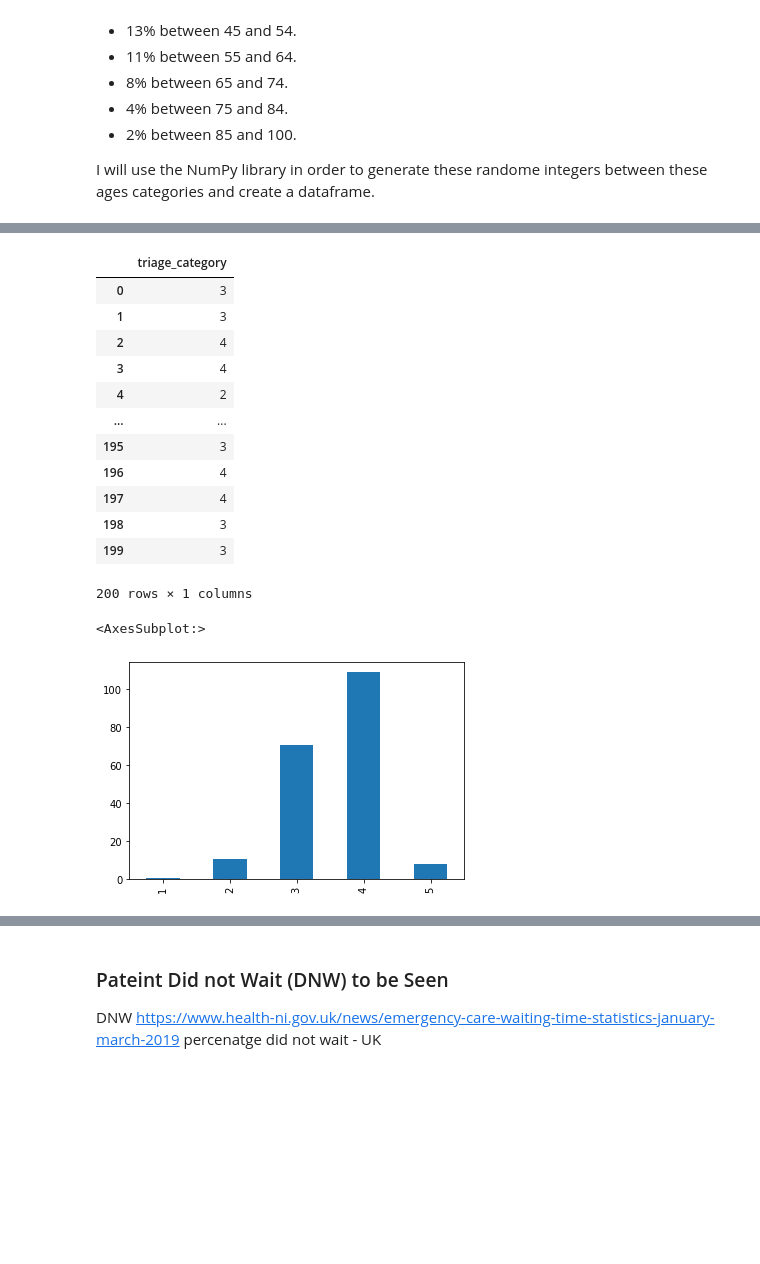
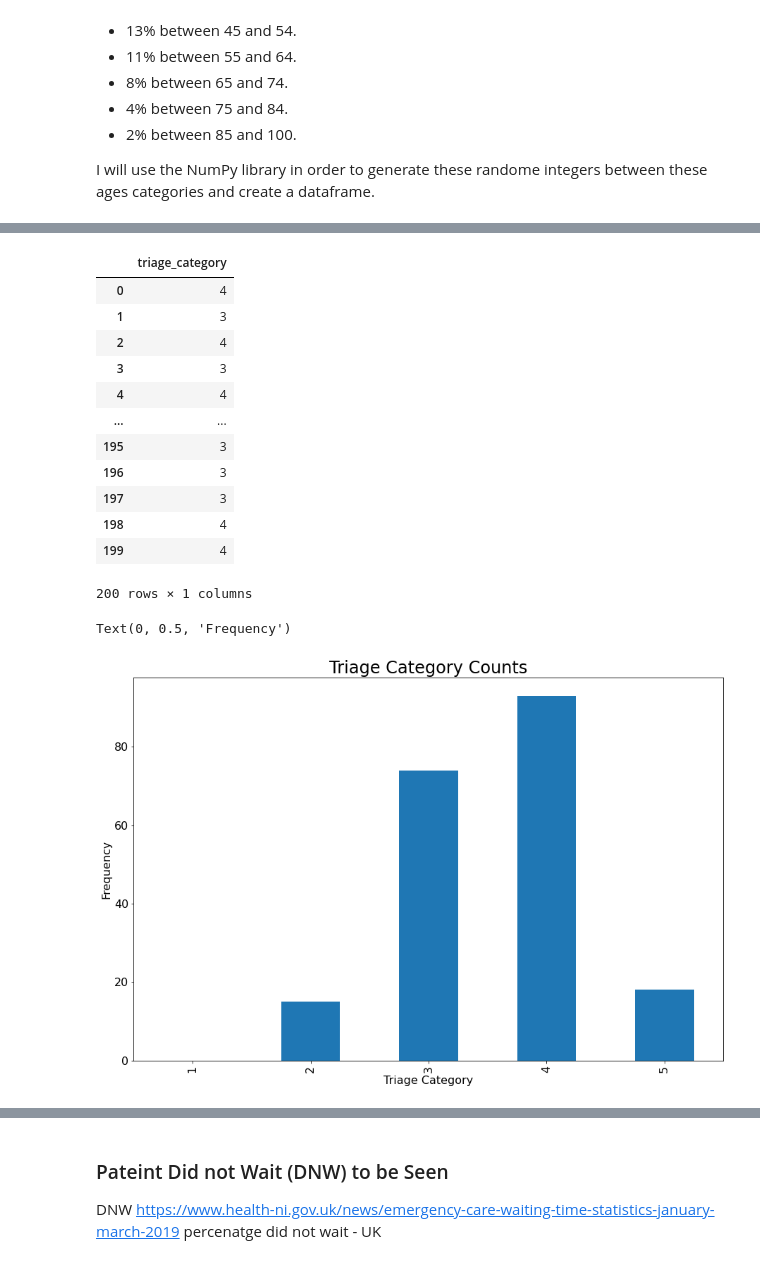
Before and after one commit to fionnmccarthy/Prog_DA_Project, a Jupyter notebook: real_world_phenomenon .ipynb, the cells around one changed output, grey strips where cells are left out. Cells and saved outputs as stored; diff of their text form; code cells hidden in the pictures; blank space fills up the shorter version.

```diff
--- a/real_world_phenomenon .ipynb
+++ b/real_world_phenomenon .ipynb
@@ -55,8 +60,17 @@ population_total = 1008.9 + 618.0 + 620.0 + 776.9 + 661.6 + 539.7 + 404.1 + 214.
 #  create array of population percent
 population_percent = [(i / population_total)*100 for i in population]
 
+#creating pandas dataframe
 df = pd.DataFrame(list(zip(age, population, population_percent)), columns =['Age_Cat', 'Population in 000s', 'Pop%'])
 df
 
-ax = df.plot.bar(x='Age_Cat', y='Population in 000s', rot=0)
+#font type set
+font_1 = {'family':'sans-serif','color':'black','size':16}
+font_2 = {'family':'sans-serif','color':'black','size':24}
+
+#barplot of dataframe
+ax = df.plot.bar(x='Age_Cat', y='Population in 000s', rot=0, figsize=(15, 10), fontsize=12)
+ax.set_title("Ireland Population in Thousands by Age Category", fontdict=font_2)
+ax.set_xlabel("Age Category", fontdict=font_1)
+ax.set_ylabel("Frequency", fontdict=font_1)
 # %% [output]
@@ -92,7 +107,8 @@ I will use the NumPy library in order to generate these randome integers between
 # %%
 import numpy as np
 
-rng = np.random.default_rng()
+#set seed
+rng = np.random.default_rng(2)
 
 a = rng.integers(0,15, size=40)
 b = rng.integers(15,25, size=26)
@@ -134,5 +150,20 @@ age_df
 200 rows × 1 columns
 # %%
 import matplotlib.pyplot as plt
+
+# figure size
+plt.figure(figsize=(20,10))
+
+font_1 = {'family':'sans-serif','color':'black','size':16}
+
+#plot histogram
 plt.hist(age_df)
+
+# adding title and labels
+plt.title('Histogram of Age Distibution', fontdict = font_1)
+plt.ylabel('Frequency', fontdict = font_1)
+plt.xlabel('Age', fontdict = font_1)
+
+# legend on plot
+plt.show()
 # %% [output]
@@ -163,24 +200,33 @@ triage = pd.DataFrame(triage_array,  columns=["triage_category"])
 triage
 # %% [output]
 |  | triage_category |
-| 0 | 3 |
+| 0 | 4 |
 | 1 | 3 |
 | 2 | 4 |
-| 3 | 4 |
-| 4 | 2 |
+| 3 | 3 |
+| 4 | 4 |
 | ... | ... |
 | 195 | 3 |
-| 196 | 4 |
-| 197 | 4 |
-| 198 | 3 |
-| 199 | 3 |
+| 196 | 3 |
+| 197 | 3 |
+| 198 | 4 |
+| 199 | 4 |
 200 rows × 1 columns
 # %%
 # https://stackoverflow.com/questions/65708947/change-x-axis-order-of-labels-in-pandas-matplotlib-histogram
-triage.triage_category.value_counts().loc[['1', '2', '3', '4', '5']].plot.bar()
+#triage.triage_category.value_counts().loc[['1', '2', '3', '4', '5']].plot.bar()
+
+#Previously I had teh above code but it was no longer supported as per https://pandas.pydata.org/pandas-docs/stable/user_guide/indexing.html#deprecate-loc-reindex-listlike
+# changed to below from documentation
+triage_plot = triage.triage_category.value_counts().reindex(['1', '2', '3', '4', '5']).plot.bar(figsize=(15, 10), fontsize=16)
+
+# triage_plot title and labels
+triage_plot.set_title("Triage Category Counts", fontdict=font_2)
+triage_plot.set_xlabel("Triage Category", fontdict=font_1)
+triage_plot.set_ylabel("Frequency", fontdict=font_1)
 # %% [output]
-<AxesSubplot:>
+Text(0, 0.5, 'Frequency')
-[figure, old version]
+[figure, new version]
 # %%
 # plt.style.use('ggplot')
 # possible COVID???
```
Also changed, not shown: parts of 11 cells of this notebook.
